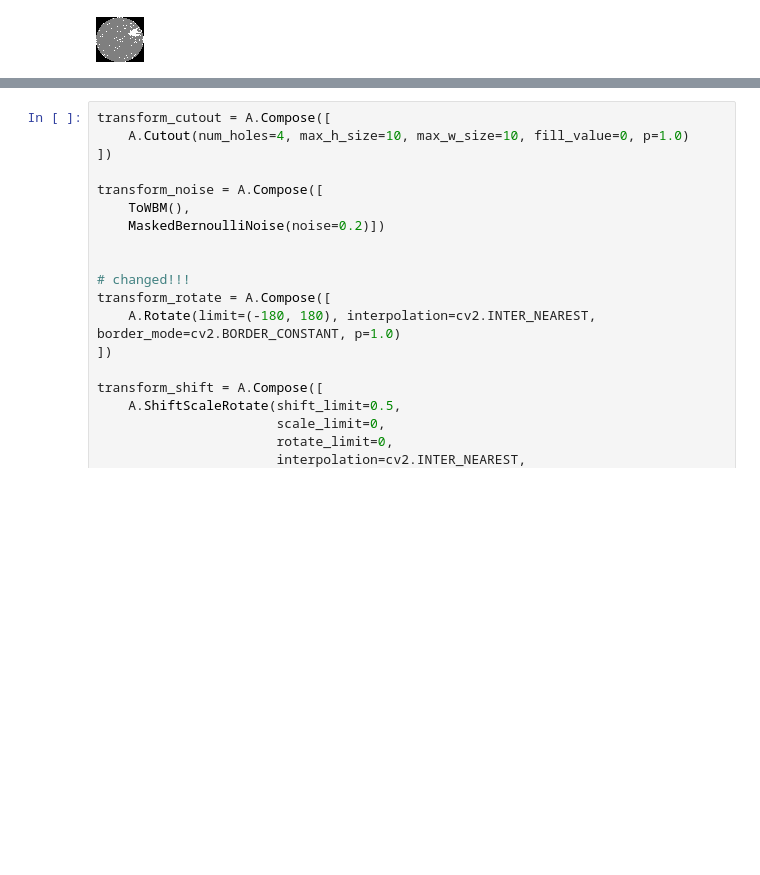
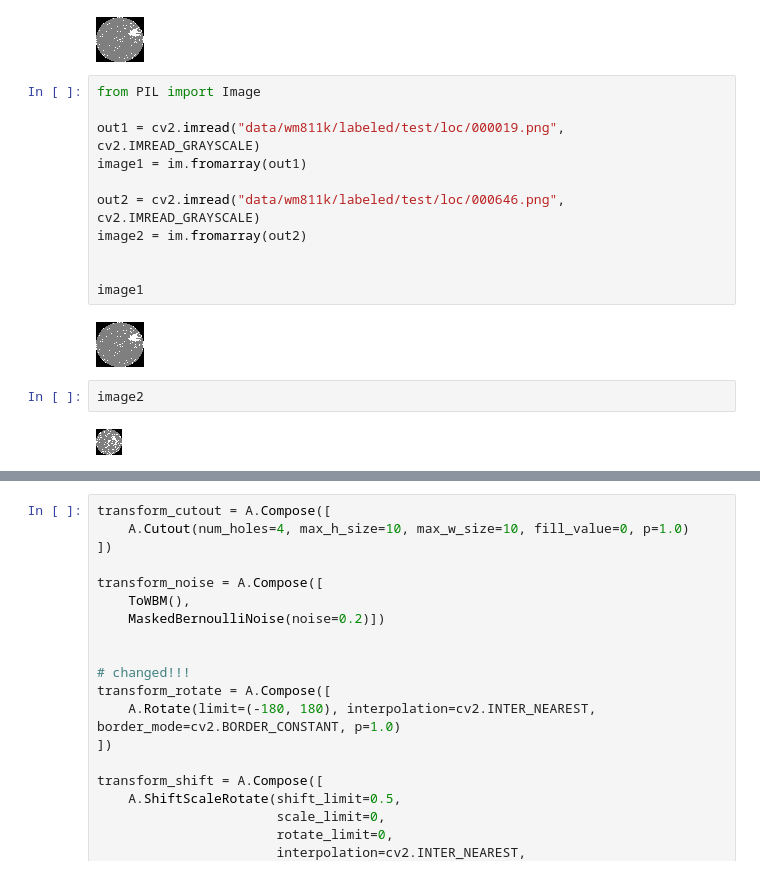
Before and after one commit to verystrongjoe/FixMatch-pytorch, a Jupyter notebook: viz.ipynb, the cells around one changed output, grey strips where cells are left out. Drawn from its saved outputs; the diff is of its cells as text; blank space fills up the shorter version.

```diff
--- a/viz.ipynb
+++ b/viz.ipynb
@@ -43,3 +43,20 @@ image = im.fromarray(out)
 image
 # %% [output]
 [figure]
+# %%
+from PIL import Image
+
+out1 = cv2.imread("data/wm811k/labeled/test/loc/000019.png", cv2.IMREAD_GRAYSCALE)
+image1 = im.fromarray(out1)
+
+out2 = cv2.imread("data/wm811k/labeled/test/loc/000646.png", cv2.IMREAD_GRAYSCALE)
+image2 = im.fromarray(out2)
+
+
+image1
+# %% [output]
+[figure, added]
+# %%
+image2
+# %% [output]
+[figure, added]
```
Also changed, not shown: parts of 1 cell of this notebook, 5 other files.
